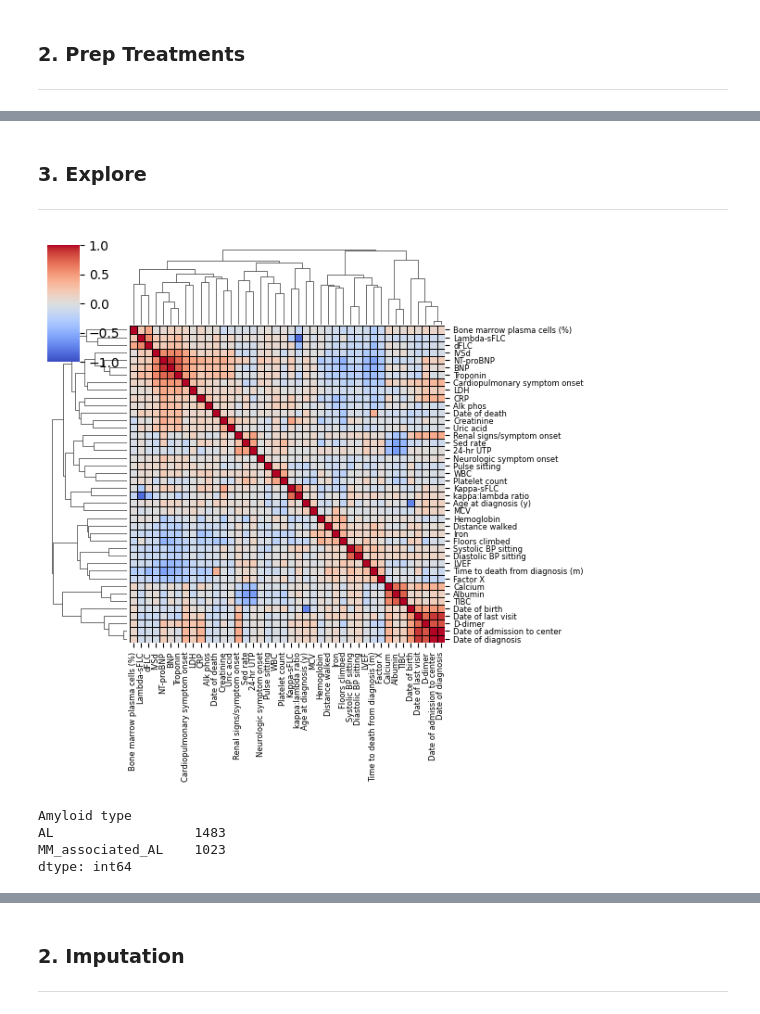
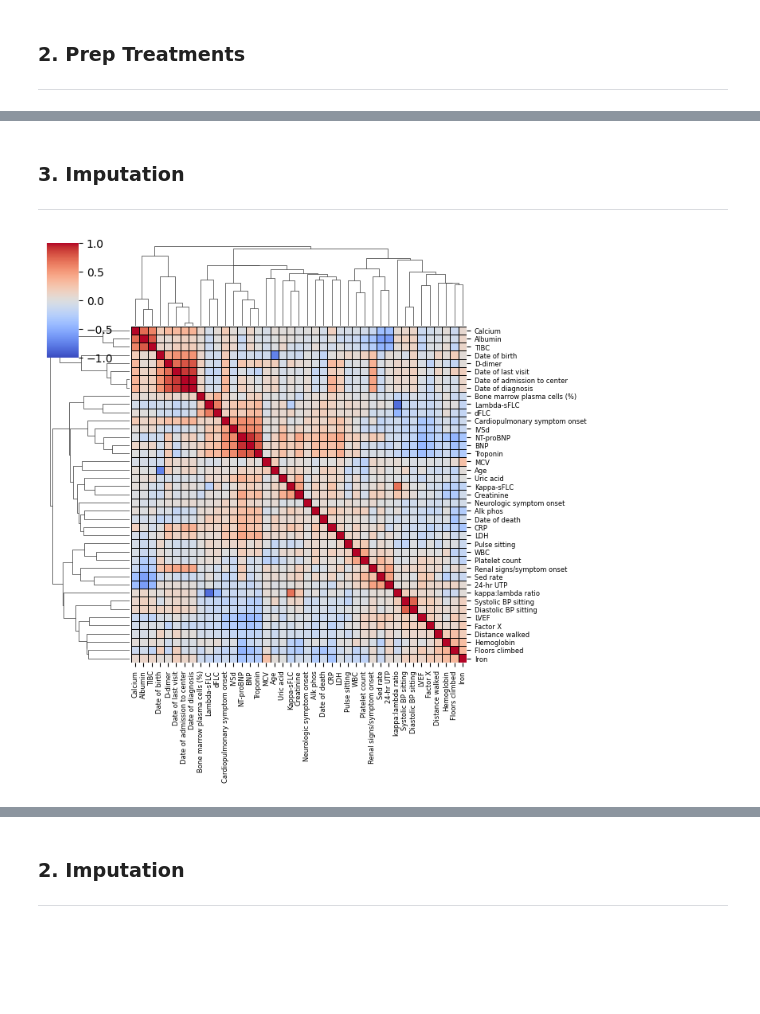
Before and after one commit to shankara-a/amyloidosis_bmc_2023, a Jupyter notebook: 01_process.ipynb, the cells around one changed output, grey strips where cells are left out. Drawn from its saved outputs; the diff is of its cells as text; code cells hidden in the pictures; blank space fills up the shorter version.

Commit message:
Updated variable cleaning, started MICE imputation

```diff
--- a/01_process.ipynb
+++ b/01_process.ipynb
@@ -39,17 +42,24 @@ data_df['Bone marrow CR staining'] = data_df['Bone marrow CR staining'].apply(la
 for var in amyloid.amyloid_ros:
     data_df[var] = data_df[var].apply(lambda x: utils.map_encoding(x, amyloid.enc_ros))
 
-data_df['Primary organ'] = data_df[var].apply(lambda x: utils.map_encoding(x, amyloid.enc_organ))
-data_df['Secondary organ'] = data_df[var].apply(lambda x: utils.map_encoding(x, amyloid.enc_organ))
+data_df['Primary organ'] = data_df['Primary organ'].apply(lambda x: utils.map_encoding(x, amyloid.enc_organ))
+data_df['Secondary organ'] = data_df['Secondary organ'].apply(lambda x: utils.map_encoding(x, amyloid.enc_organ))
 
 for var in amyloid.amyloid_symptoms:
     data_df[var] = data_df[var].apply(lambda x: utils.map_encoding(x, amyloid.enc_descriptors))
 
-data_df["SIFE M-component"] = data_df[var].apply(lambda x: utils.map_encoding(x, amyloid.enc_m_components))
-data_df["UIFE M-component"] = data_df[var].apply(lambda x: utils.map_encoding(x, amyloid.enc_m_components))
+data_df["SIFE M-component"] = data_df["SIFE M-component"].apply(lambda x: utils.map_encoding(x, amyloid.enc_m_components))
+data_df["UIFE M-component"] = data_df["UIFE M-component"].apply(lambda x: utils.map_encoding(x, amyloid.enc_m_components))
 
-data_df["Mayo  2004 cardiac biomarker staging"] = data_df[var].apply(lambda x: utils.map_encoding(x, amyloid.enc_mayo_2004))
-data_df["BU (BNP-based) cardiac staging"] = data_df[var].apply(lambda x: utils.map_encoding(x, amyloid.enc_bu_2019))
+data_df["Mayo  2004 cardiac biomarker staging"] = data_df["Mayo  2004 cardiac biomarker staging"].apply(lambda x: utils.map_encoding(x, amyloid.enc_mayo_2004))
+data_df["BU (BNP-based) cardiac staging"] = data_df["BU (BNP-based) cardiac staging"].apply(lambda x: utils.map_encoding(x, amyloid.enc_bu_2019))
+
+# Censor
+# Select either last visit or time of death, include time to event in months
+data_df['status'] = np.where(data_df['Date of death'].notna(), 1, 0)
+data_df['time'] = data_df[['Date of death','Date of last visit']].max(axis=1) - data_df['Date of diagnosis']
+data_df['time'] = data_df['time'] / pd.Timedelta(days=30)
+data_df = data_df.rename(columns={'Age at diagnosis (y)':'Age'})
 # %% [markdown]
 ### 2. Prep Treatments
 ---
@@ -92,5 +99,0 @@ treatment_df['Day 0 date'] = pd.to_datetime(treatment_df['Day 0 date'], format="
-# %%
-data_df['status'] = np.where(data_df['Date of death'].notna(), 1, 0)
-data_df['time'] = data_df[['Date of death','Date of last visit']].max(axis=1) - data_df['Date of diagnosis']
-data_df['time'] = data_df['time'] / pd.Timedelta(days=30)
-data_df = data_df.rename(columns={'Age at diagnosis (y)':'age_drx'})
@@ -106,28 +114,3 @@ dtype: int64
 # %% [markdown]
-### 3. Explore
+### 3. Imputation
 ---
-# %%
-clustermap = sns.clustermap(
-    data_df.drop(data_df.select_dtypes(include=['object']).columns, axis=1).corr('spearman'),
-    xticklabels=True,
-    yticklabels=True,
-    cmap='coolwarm',
-    vmin=-1,
-    vmax=1,
-    linecolor='k',
-    linewidths=0.5,
-    figsize=(7,7),
-    #col_label_kws={'fontsize': 12}
-)
-
-_ = clustermap.ax_heatmap.set_xticklabels(clustermap.ax_heatmap.get_xticklabels(), fontsize=6)
-_ = clustermap.ax_heatmap.set_yticklabels(clustermap.ax_heatmap.get_yticklabels(), fontsize=6)
-# %% [output]
-[figure, removed]
-# %%
-data_df.groupby("Amyloid type").size()
-# %% [output]
-Amyloid type
-AL                  1483
-MM_associated_AL    1023
-dtype: int64
@@ -134 +122,24 @@ dtype: int64
+# %%
+# select only AL amyloid
+AL_df = data_df[data_df['Amyloid type'] == "AL"]
+# %%
+clustermap = sns.clustermap(
+    AL_df[amyloid.qvars + amyloid.dates + ['Age']].corr('spearman'),
+    xticklabels=True,
+    yticklabels=True,
+    cmap='coolwarm',
+    vmin=-1,
+    vmax=1,
+    linecolor='k',
+    linewidths=0.5,
+    figsize=(8,8),
+    #col_label_kws={'fontsize': 12}
+)
+
+_ = clustermap.ax_heatmap.set_xticklabels(clustermap.ax_heatmap.get_xticklabels(), fontsize=6)
+_ = clustermap.ax_heatmap.set_yticklabels(clustermap.ax_heatmap.get_yticklabels(), fontsize=6)
+
+plt.savefig("figures/spearman_corr_clustermap.pdf", dpi=200, bbox_inches="tight")
+# %% [output]
+[figure, added]
 # %%
```
Also changed, not shown: parts of 17 cells of this notebook, 3 other files.
